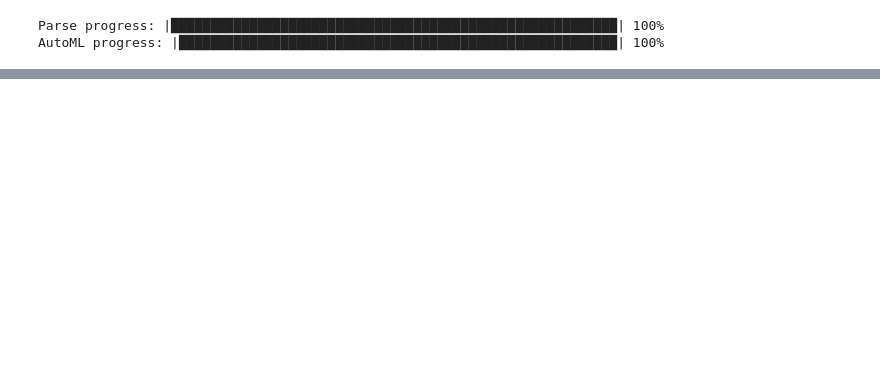
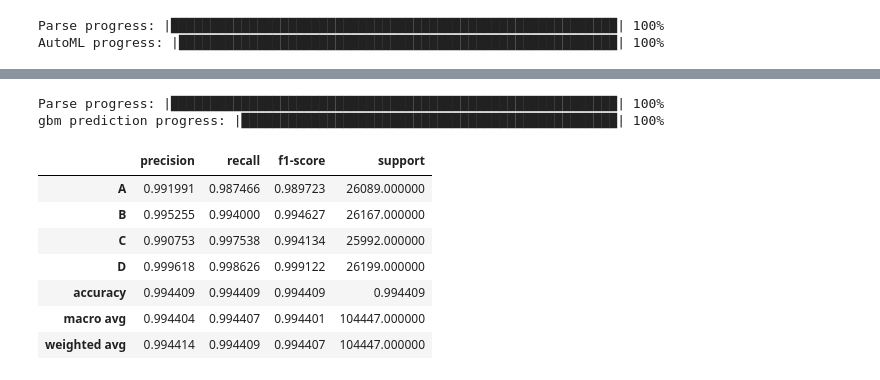
Before and after one commit to joaopamaral/tcc_puc_cdbd, a Jupyter notebook: Model_Reducing_Commercial_Aviation_Fatalities.ipynb, the cells around one changed output, grey strips where cells are left out. Drawn from its saved outputs; the diff is of its cells as text; code cells hidden in the pictures; blank space fills up the shorter version.

```diff
--- a/Model_Reducing_Commercial_Aviation_Fatalities.ipynb
+++ b/Model_Reducing_Commercial_Aviation_Fatalities.ipynb
@@ -420,0 +496,13 @@ lb.head(rows=lb.nrows)
+# %%
+show_metrics(aml.leader, balanced_X_test, balanced_y_test, 'H2O Automl GBM', sklearn_model=False)
+# %% [output]
+Parse progress: |█████████████████████████████████████████████████████████| 100%
+gbm prediction progress: |████████████████████████████████████████████████| 100%
+|  | precision | recall | f1-score | support |
+| A | 0.991991 | 0.987466 | 0.989723 | 26089.000000 |
+| B | 0.995255 | 0.994000 | 0.994627 | 26167.000000 |
+| C | 0.990753 | 0.997538 | 0.994134 | 25992.000000 |
+| D | 0.999618 | 0.998626 | 0.999122 | 26199.000000 |
+| accuracy | 0.994409 | 0.994409 | 0.994409 | 0.994409 |
+| macro avg | 0.994404 | 0.994407 | 0.994401 | 104447.000000 |
+| weighted avg | 0.994414 | 0.994409 | 0.994407 | 104447.000000 |
```
Also changed, not shown: parts of 34 cells of this notebook.
